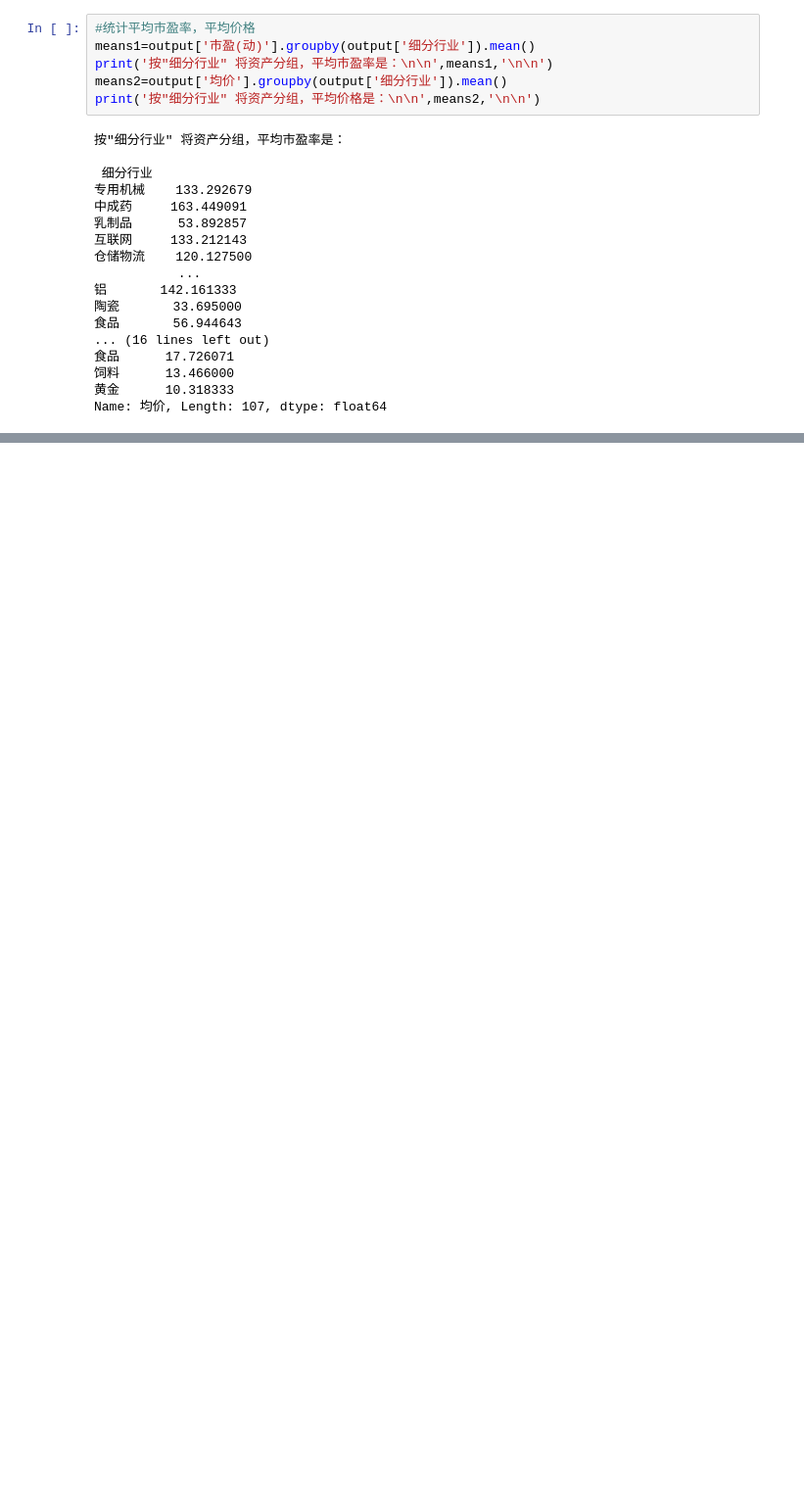
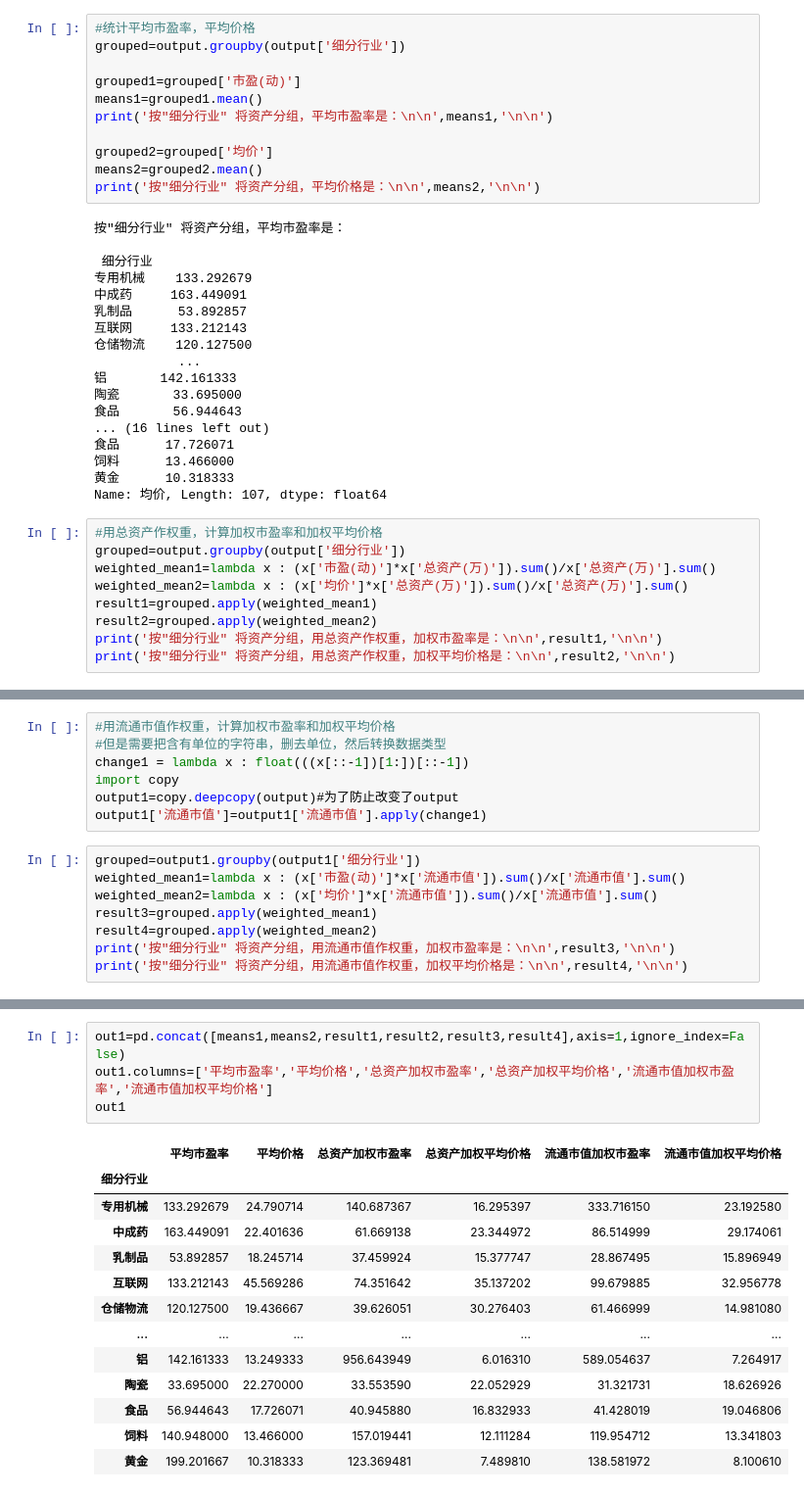
Before and after one commit to Luoxiaogan/Guide_to_financial_data_analysis, a Jupyter notebook: Guide_to_financial_data_analysis/hw/hw2/Homework2.ipynb, the cells around one changed output, grey strips where cells are left out. Shown at 98% size. Cells and saved outputs as stored; diff of their text form; blank space fills up the shorter version.

```diff
--- a/Guide_to_financial_data_analysis/hw/hw2/Homework2.ipynb
+++ b/Guide_to_financial_data_analysis/hw/hw2/Homework2.ipynb
@@ -502,8 +484,13 @@ df2
 # %%
 #统计平均市盈率，平均价格
-means1=output['市盈(动)'].groupby(output['细分行业']).mean()
+grouped=output.groupby(output['细分行业'])
+
+grouped1=grouped['市盈(动)']
+means1=grouped1.mean()
 print('按"细分行业" 将资产分组，平均市盈率是：\n\n',means1,'\n\n')
-means2=output['均价'].groupby(output['细分行业']).mean()
+
+grouped2=grouped['均价']
+means2=grouped2.mean()
 print('按"细分行业" 将资产分组，平均价格是：\n\n',means2,'\n\n')
 # %% [output]
 按"细分行业" 将资产分组，平均市盈率是：
@@ -523,3 +510,12 @@ print('按"细分行业" 将资产分组，平均价格是：\n\n',means2,'\n\n'
 饲料      13.466000
 黄金      10.318333
 Name: 均价, Length: 107, dtype: float64
+# %%
+#用总资产作权重，计算加权市盈率和加权平均价格
+grouped=output.groupby(output['细分行业'])
+weighted_mean1=lambda x : (x['市盈(动)']*x['总资产(万)']).sum()/x['总资产(万)'].sum()
+weighted_mean2=lambda x : (x['均价']*x['总资产(万)']).sum()/x['总资产(万)'].sum()
+result1=grouped.apply(weighted_mean1)
+result2=grouped.apply(weighted_mean2)
+print('按"细分行业" 将资产分组，用总资产作权重，加权市盈率是：\n\n',result1,'\n\n')
+print('按"细分行业" 将资产分组，用总资产作权重，加权平均价格是：\n\n',result2,'\n\n')
@@ -525,0 +540,15 @@ Name: 均价, Length: 107, dtype: float64
+# %%
+#用流通市值作权重，计算加权市盈率和加权平均价格
+#但是需要把含有单位的字符串，删去单位，然后转换数据类型
+change1 = lambda x : float(((x[::-1])[1:])[::-1])
+import copy
+output1=copy.deepcopy(output)#为了防止改变了output
+output1['流通市值']=output1['流通市值'].apply(change1)
+# %%
+grouped=output1.groupby(output1['细分行业'])
+weighted_mean1=lambda x : (x['市盈(动)']*x['流通市值']).sum()/x['流通市值'].sum()
+weighted_mean2=lambda x : (x['均价']*x['流通市值']).sum()/x['流通市值'].sum()
+result3=grouped.apply(weighted_mean1)
+result4=grouped.apply(weighted_mean2)
+print('按"细分行业" 将资产分组，用流通市值作权重，加权市盈率是：\n\n',result3,'\n\n')
+print('按"细分行业" 将资产分组，用流通市值作权重，加权平均价格是：\n\n',result4,'\n\n')
@@ -525,0 +680,18 @@ Name: 均价, Length: 107, dtype: float64
+# %%
+out1=pd.concat([means1,means2,result1,result2,result3,result4],axis=1,ignore_index=False)
+out1.columns=['平均市盈率','平均价格','总资产加权市盈率','总资产加权平均价格','流通市值加权市盈率','流通市值加权平均价格']
+out1
+# %% [output]
+|  | 平均市盈率 | 平均价格 | 总资产加权市盈率 | 总资产加权平均价格 | 流通市值加权市盈率 | 流通市值加权平均价格 |
+| 细分行业 |  |  |  |  |  |  |
+| 专用机械 | 133.292679 | 24.790714 | 140.687367 | 16.295397 | 333.716150 | 23.192580 |
+| 中成药 | 163.449091 | 22.401636 | 61.669138 | 23.344972 | 86.514999 | 29.174061 |
+| 乳制品 | 53.892857 | 18.245714 | 37.459924 | 15.377747 | 28.867495 | 15.896949 |
+| 互联网 | 133.212143 | 45.569286 | 74.351642 | 35.137202 | 99.679885 | 32.956778 |
+| 仓储物流 | 120.127500 | 19.436667 | 39.626051 | 30.276403 | 61.466999 | 14.981080 |
+| ... | ... | ... | ... | ... | ... | ... |
+| 铝 | 142.161333 | 13.249333 | 956.643949 | 6.016310 | 589.054637 | 7.264917 |
+| 陶瓷 | 33.695000 | 22.270000 | 33.553590 | 22.052929 | 31.321731 | 18.626926 |
+| 食品 | 56.944643 | 17.726071 | 40.945880 | 16.832933 | 41.428019 | 19.046806 |
+| 饲料 | 140.948000 | 13.466000 | 157.019441 | 12.111284 | 119.954712 | 13.341803 |
+| 黄金 | 199.201667 | 10.318333 | 123.369481 | 7.489810 | 138.581972 | 8.100610 |
```
Also changed, not shown: parts of 14 cells of this notebook, 1 other file.
